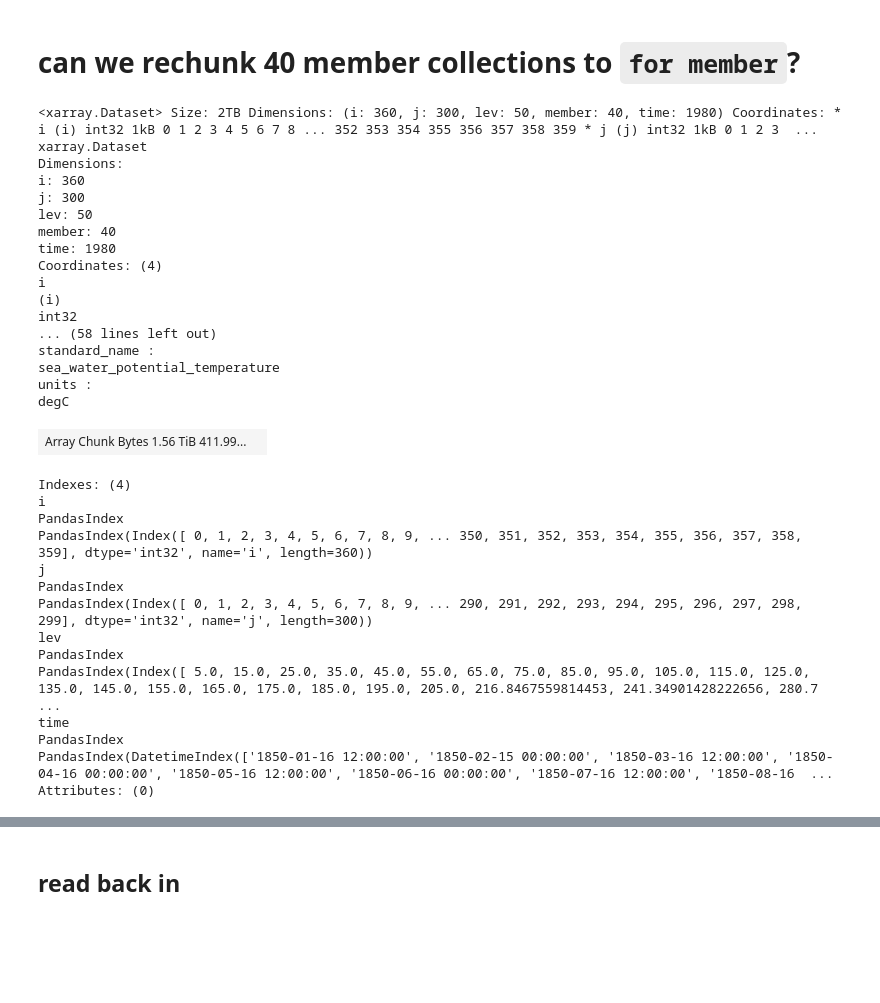
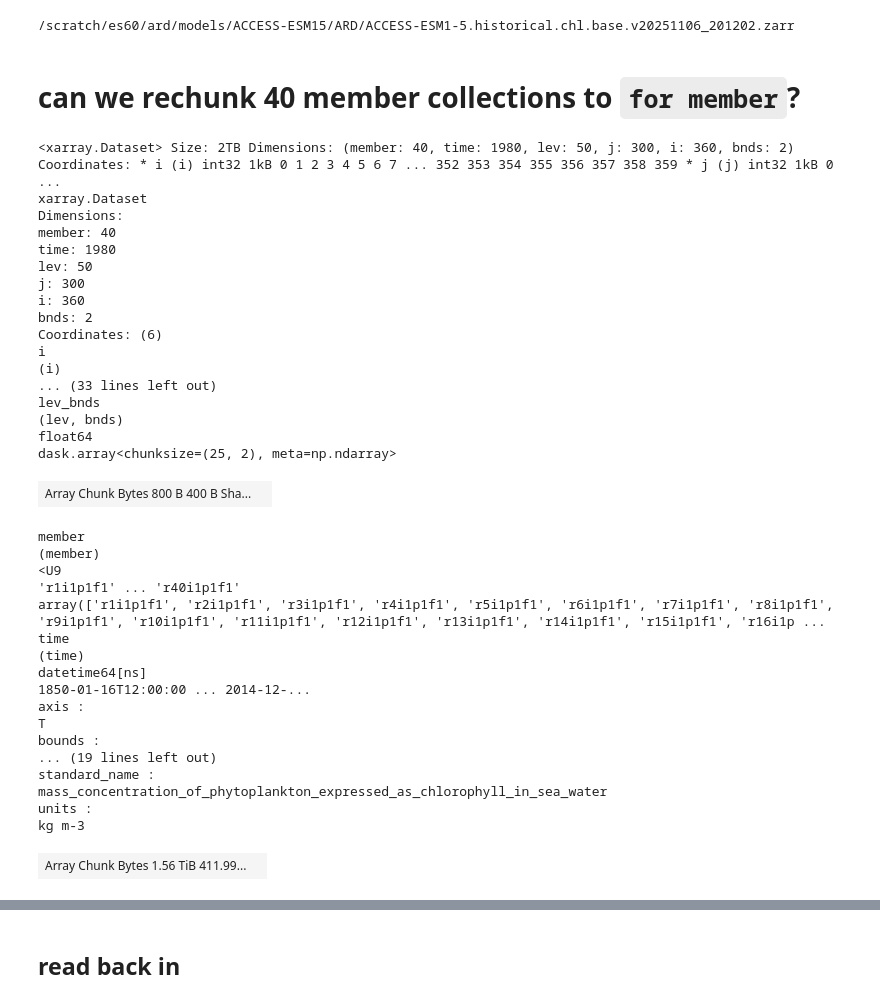
Before and after one commit to Thomas-Moore-Creative/ACDtools, a Jupyter notebook: notebooks/ARD_workflow_2025/ACCESS-ESM15-rechunk-zarr.ipynb, the cells around one changed output, grey strips where cells are left out. Drawn from its saved outputs; the diff is of its cells as text; code cells hidden in the pictures; blank space fills up the shorter version.

Commit message:
#21 code chunk4member

```diff
--- a/notebooks/ARD_workflow_2025/ACCESS-ESM15-rechunk-zarr.ipynb
+++ b/notebooks/ARD_workflow_2025/ACCESS-ESM15-rechunk-zarr.ipynb
@@ -40,0 +74,4 @@ logging.basicConfig(filename=file_path+'rechunking_job.log',
+# %%
+job_config_path = '/g/data/es60/users/thomas_moore/code/ACDtools/job_config.yaml'
+job_config_dict = ACDtools.util.load_config(job_config_path)
+job_config_dict
@@ -40,0 +106,5 @@ logging.basicConfig(filename=file_path+'rechunking_job.log',
+# %%
+base_zarr_filename = f"ACCESS-ESM1-5.{job_config_dict['catalog_search_query_dict']['experiment_id']}.\
+{job_config_dict['catalog_search_query_dict']['variable_id']}.\
+base.vYYYYMMDD_HHMMSS.zarr"
+base_zarr_filename
@@ -41,40 +161,49 @@ logging.basicConfig(filename=file_path+'rechunking_job.log',
+# %%
+base_zarr_2load = write_dir + latest_name
+print(base_zarr_2load)
+# %% [output]
+/scratch/es60/ard/models/ACCESS-ESM15/ARD/ACCESS-ESM1-5.historical.chl.base.v20251106_201202.zarr
 # %%
-thetao = xr.open_zarr(file_path+'ACCESS-ESM1.5-historical-thetao.zarr',consolidated=True)
+base_ds = xr.open_zarr(base_zarr_2load,consolidated=True)
 # %% [markdown]
 # can we rechunk 40 member collections to `for member`?
 # %%
-thetao_rc = thetao.chunk({'member':-1,'time':1,'lev':25})
-thetao_rc
+ds_rc = base_ds.chunk({'member':-1,'time':1,'lev':25})
+ds_rc
 # %% [output]
-<xarray.Dataset> Size: 2TB Dimensions: (i: 360, j: 300, lev: 50, member: 40, time: 1980) Coordinates: * i (i) int32 1kB 0 1 2 3 4 5 6 7 8 ... 352 353 354 355 356 357 358 359 * j (j) int32 1kB 0 1 2 3  ...
+<xarray.Dataset> Size: 2TB Dimensions: (member: 40, time: 1980, lev: 50, j: 300, i: 360, bnds: 2) Coordinates: * i (i) int32 1kB 0 1 2 3 4 5 6 7 ... 352 353 354 355 356 357 358 359 * j (j) int32 1kB 0 ...
 xarray.Dataset
 Dimensions:
-i: 360
-j: 300
-lev: 50
 member: 40
 time: 1980
-Coordinates: (4)
+lev: 50
+j: 300
+i: 360
+bnds: 2
+Coordinates: (6)
 i
 (i)
-int32
-... (58 lines left out)
-standard_name :
-sea_water_potential_temperature
-units :
-degC
+... (33 lines left out)
+lev_bnds
+(lev, bnds)
+float64
+dask.array<chunksize=(25, 2), meta=np.ndarray>
-| Array Chunk Bytes 1.56 TiB 411.99... |  |
+| Array Chunk Bytes 800 B 400 B Sha... |  |
-Indexes: (4)
-i
-PandasIndex
-PandasIndex(Index([ 0, 1, 2, 3, 4, 5, 6, 7, 8, 9, ... 350, 351, 352, 353, 354, 355, 356, 357, 358, 359], dtype='int32', name='i', length=360))
-j
-PandasIndex
-PandasIndex(Index([ 0, 1, 2, 3, 4, 5, 6, 7, 8, 9, ... 290, 291, 292, 293, 294, 295, 296, 297, 298, 299], dtype='int32', name='j', length=300))
-lev
-PandasIndex
-PandasIndex(Index([ 5.0, 15.0, 25.0, 35.0, 45.0, 55.0, 65.0, 75.0, 85.0, 95.0, 105.0, 115.0, 125.0, 135.0, 145.0, 155.0, 165.0, 175.0, 185.0, 195.0, 205.0, 216.8467559814453, 241.34901428222656, 280.7 ...
+member
+(member)
+<U9
+'r1i1p1f1' ... 'r40i1p1f1'
+array(['r1i1p1f1', 'r2i1p1f1', 'r3i1p1f1', 'r4i1p1f1', 'r5i1p1f1', 'r6i1p1f1', 'r7i1p1f1', 'r8i1p1f1', 'r9i1p1f1', 'r10i1p1f1', 'r11i1p1f1', 'r12i1p1f1', 'r13i1p1f1', 'r14i1p1f1', 'r15i1p1f1', 'r16i1p ...
 time
-PandasIndex
-PandasIndex(DatetimeIndex(['1850-01-16 12:00:00', '1850-02-15 00:00:00', '1850-03-16 12:00:00', '1850-04-16 00:00:00', '1850-05-16 12:00:00', '1850-06-16 00:00:00', '1850-07-16 12:00:00', '1850-08-16  ...
-Attributes: (0)
+(time)
+datetime64[ns]
+1850-01-16T12:00:00 ... 2014-12-...
+axis :
+T
+bounds :
+... (19 lines left out)
+standard_name :
+mass_concentration_of_phytoplankton_expressed_as_chlorophyll_in_sea_water
+units :
+kg m-3
+| Array Chunk Bytes 1.56 TiB 411.99... |  |
```
Also changed, not shown: parts of 34 cells of this notebook.
